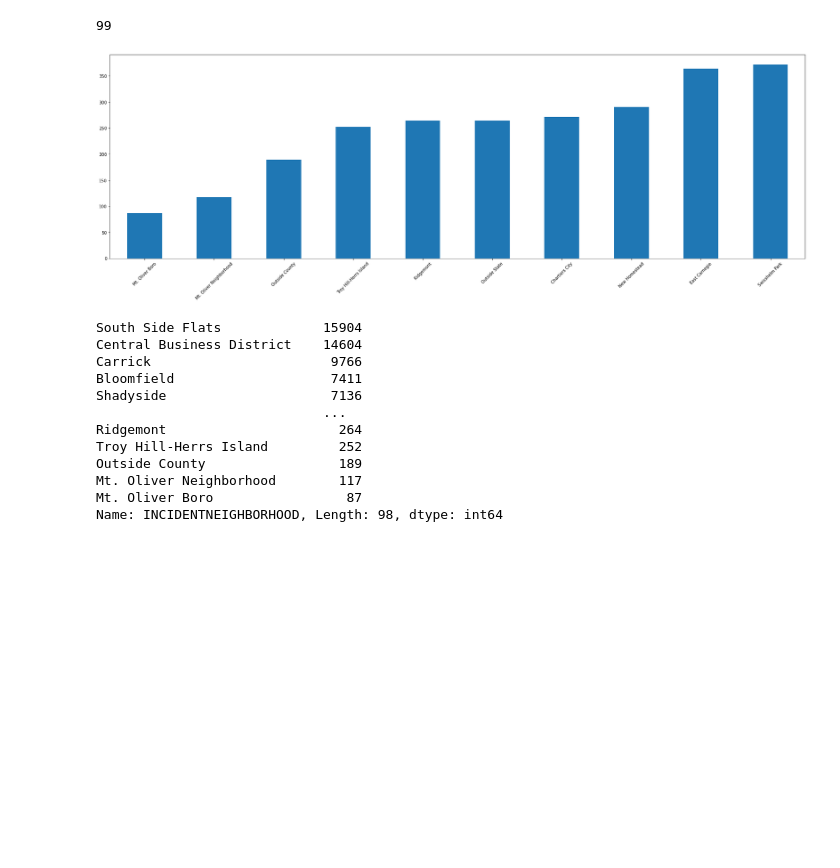
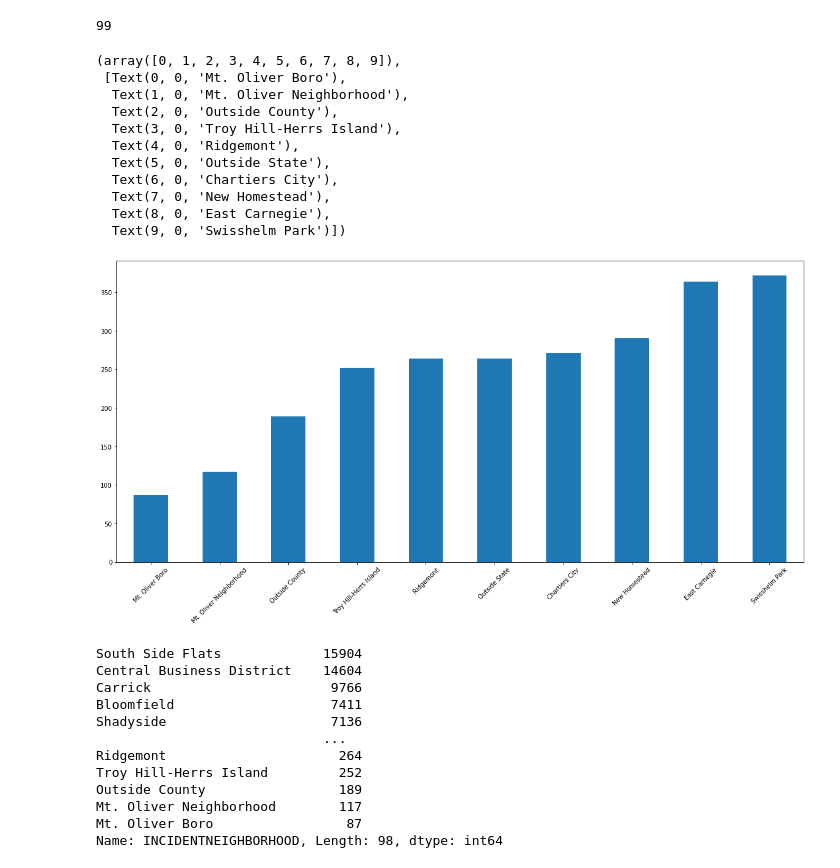
Before and after one commit to EddieTrey/CMPINF0010-Final-Project, a Jupyter notebook: Edward's Notebook/edward.ipynb, the cells around one changed output. Cells and saved outputs as stored; diff of their text form; code cells hidden in the pictures; blank space fills up the shorter version.

Commit message:
change figure size

```diff
--- a/Edward's Notebook/edward.ipynb
+++ b/Edward's Notebook/edward.ipynb
@@ -20,12 +20,23 @@ df_reverse10 = df_reverse.iloc[:10]
 # %% [output]
 99
 # %%
+plt.rcParams["figure.figsize"] = [20,9]
 df_reverse10.plot.bar()
 plt.xticks(rotation=45)
-plt.rcParams["figure.figsize"] = [16,9]
 # hills island is part of troy hills neighborhood
 # %% [output]
+(array([0, 1, 2, 3, 4, 5, 6, 7, 8, 9]),
+ [Text(0, 0, 'Mt. Oliver Boro'),
+  Text(1, 0, 'Mt. Oliver Neighborhood'),
+  Text(2, 0, 'Outside County'),
+  Text(3, 0, 'Troy Hill-Herrs Island'),
+  Text(4, 0, 'Ridgemont'),
+  Text(5, 0, 'Outside State'),
+  Text(6, 0, 'Chartiers City'),
+  Text(7, 0, 'New Homestead'),
+  Text(8, 0, 'East Carnegie'),
+  Text(9, 0, 'Swisshelm Park')])
-[figure, old version]
+[figure, new version]
 # %%
 df.INCIDENTNEIGHBORHOOD.value_counts()
 # %% [output]
```
